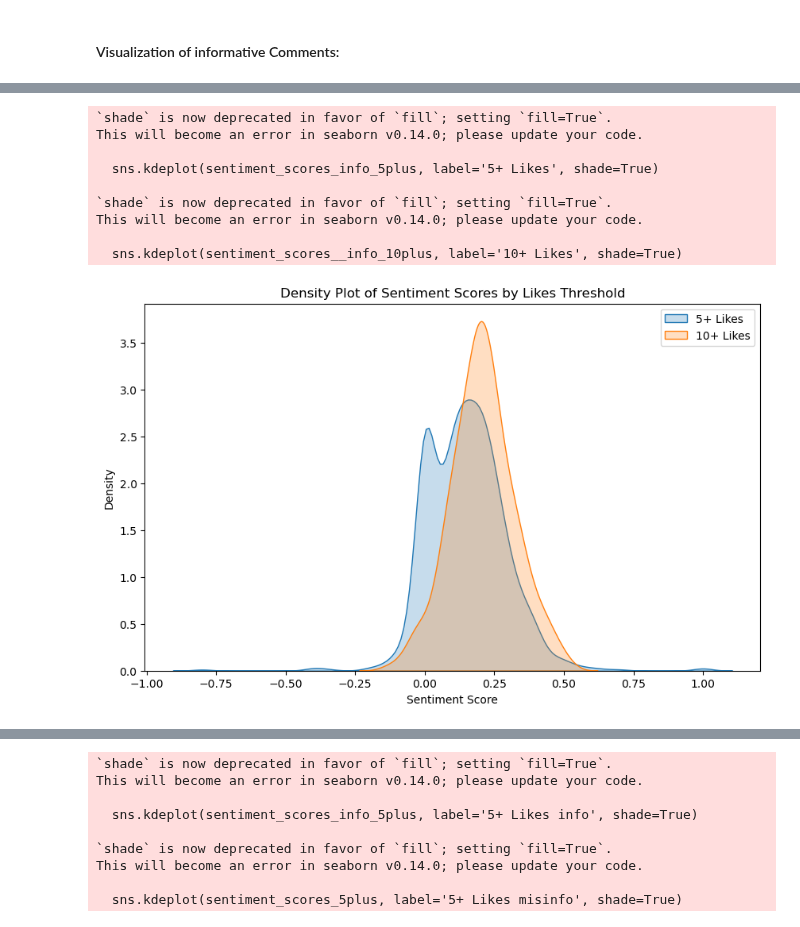
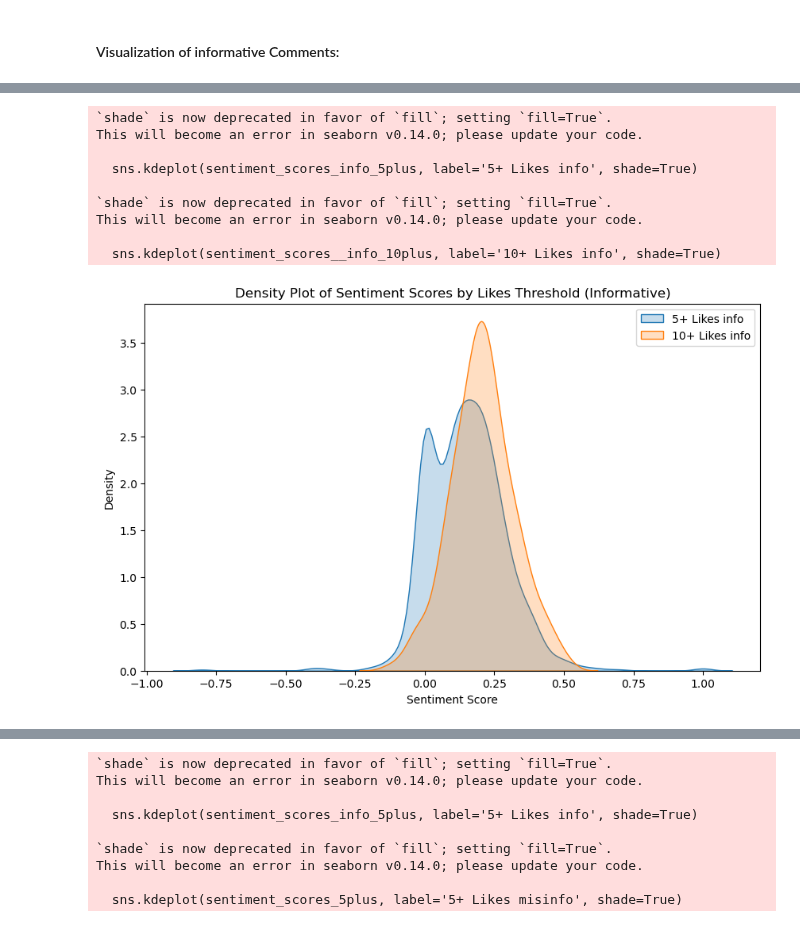
Before and after one commit to rileybaerg/TruthTube, a Jupyter notebook: commentLikeAnalysis-2.ipynb, the cells around one changed output, grey strips where cells are left out. Saved outputs shown, nothing was run; the diff lists cells and outputs as text; code cells hidden in the pictures.

```diff
--- a/commentLikeAnalysis-2.ipynb
+++ b/commentLikeAnalysis-2.ipynb
@@ -598,27 +586,27 @@ sentiment_scores__info_10plus = infocomments_df_10['sentiment_score']
 # %%
 # Set up figure and axes for plotting
 plt.figure(figsize=(10, 6))
 
 # Plot density plots for each group
-sns.kdeplot(sentiment_scores_info_5plus, label='5+ Likes', shade=True)
-sns.kdeplot(sentiment_scores__info_10plus, label='10+ Likes', shade=True)
+sns.kdeplot(sentiment_scores_info_5plus, label='5+ Likes info', shade=True)
+sns.kdeplot(sentiment_scores__info_10plus, label='10+ Likes info', shade=True)
 
 # Customize plot labels and title
 plt.xlabel('Sentiment Score')
 plt.ylabel('Density')
-plt.title('Density Plot of Sentiment Scores by Likes Threshold')
+plt.title('Density Plot of Sentiment Scores by Likes Threshold (Informative)')
 plt.legend()
 
 # Show plot
 plt.show()
 # %% [output]
 `shade` is now deprecated in favor of `fill`; setting `fill=True`.
 This will become an error in seaborn v0.14.0; please update your code.
 
-  sns.kdeplot(sentiment_scores_info_5plus, label='5+ Likes', shade=True)
+  sns.kdeplot(sentiment_scores_info_5plus, label='5+ Likes info', shade=True)
 
 `shade` is now deprecated in favor of `fill`; setting `fill=True`.
 This will become an error in seaborn v0.14.0; please update your code.
 
-  sns.kdeplot(sentiment_scores__info_10plus, label='10+ Likes', shade=True)
+  sns.kdeplot(sentiment_scores__info_10plus, label='10+ Likes info', shade=True)
-[figure, old version]
+[figure, new version]
```
Also changed, not shown: parts of 26 cells of this notebook.
